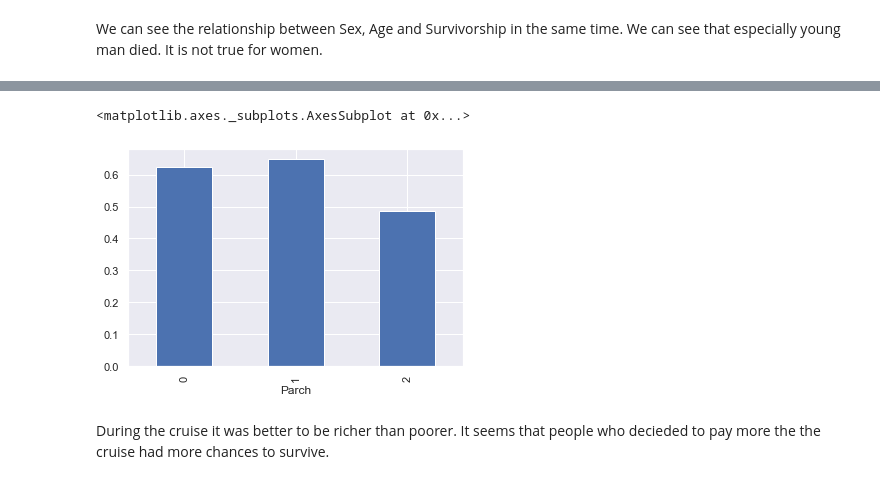
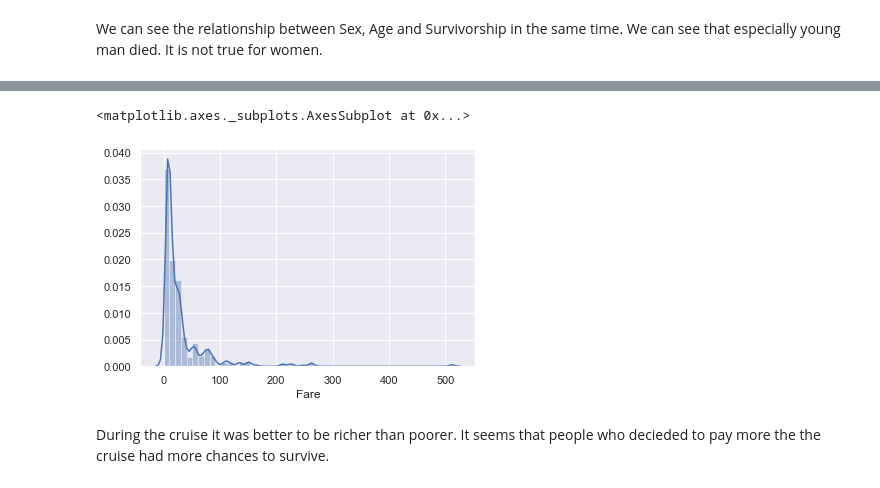
Before and after one commit to Bounty1993/ML-scripts, a Jupyter notebook: titanic.ipynb, the cells around one changed output, grey strips where cells are left out. Cells and saved outputs as stored; diff of their text form; code cells hidden in the pictures.

```diff
--- a/titanic.ipynb
+++ b/titanic.ipynb
@@ -140,9 +159,8 @@ train_df['Age'
-# %%
-child_survived = train_df.loc[train_df['Age'] < 15].groupby('Parch')['Survived'].mean()
-child_survived.plot(kind='bar')
-# %% [output]
-<matplotlib.axes._subplots.AxesSubplot at 0x...>
-[figure, removed]
+# %%
+sns.distplot(train_df['Fare'])
+# %% [output]
+<matplotlib.axes._subplots.AxesSubplot at 0x...>
+[figure, added]
 # %% [markdown]
 During the cruise it was better to be richer than poorer. It seems that people who decieded to pay more the the cruise had more chances to survive.
 # %%
```
Also changed, not shown: parts of 7 cells of this notebook.
